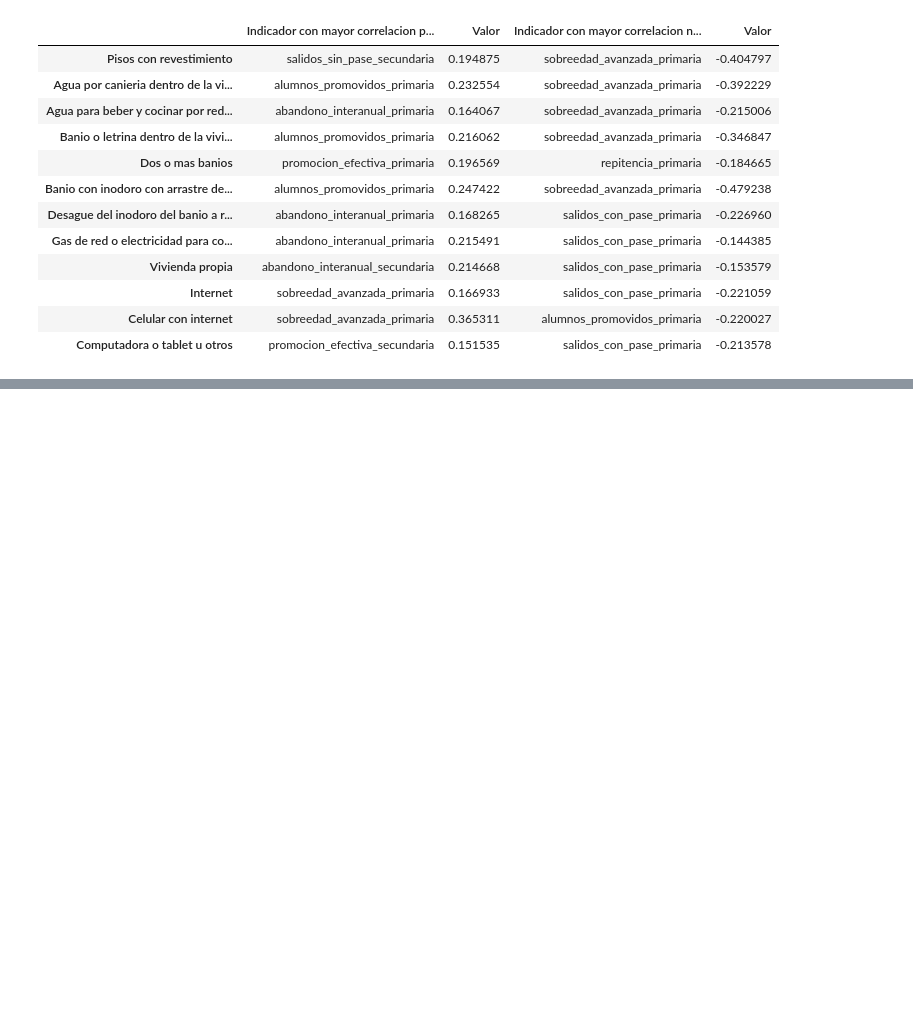
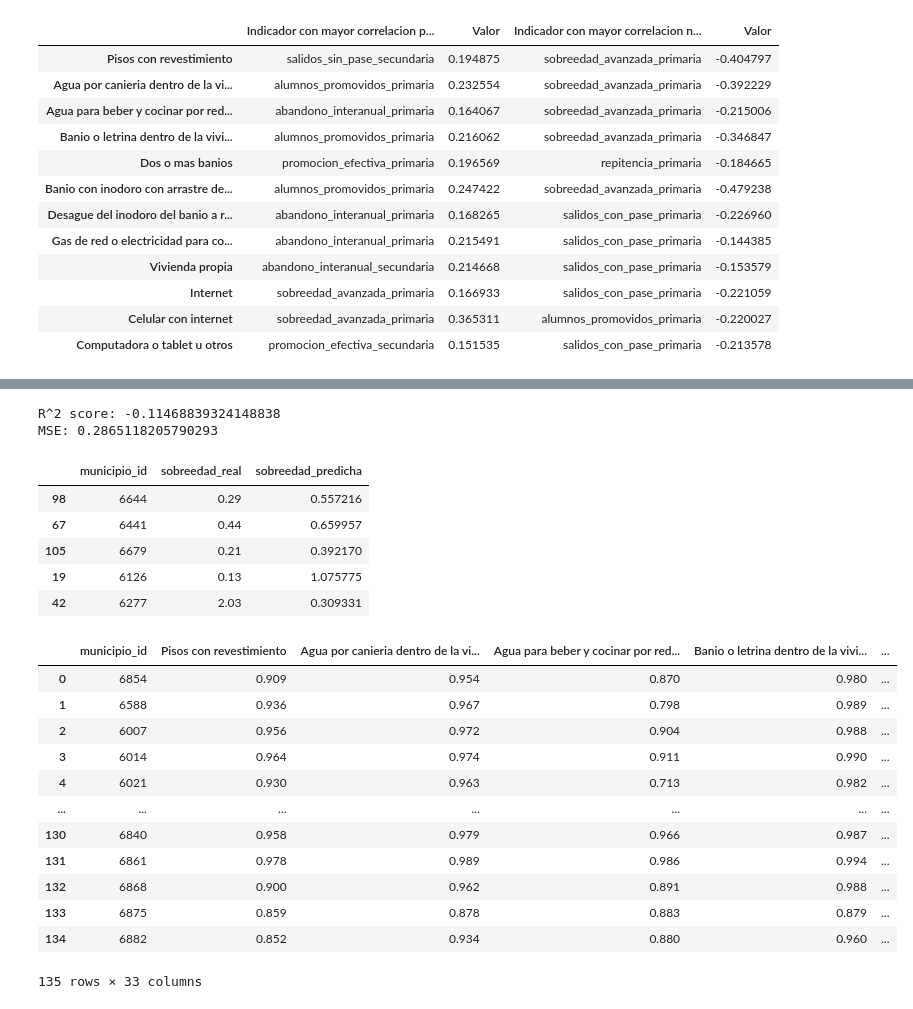
Before and after one commit to lmendezayl/uba-ldd-tp1, a Jupyter notebook: TP_1.ipynb, the cells around one changed output, grey strips where cells are left out. Drawn from its saved outputs; the diff is of its cells as text; code cells hidden in the pictures; blank space fills up the shorter version.

Commit message:
correccion de typos e intento de modelado

```diff
--- a/TP_1.ipynb
+++ b/TP_1.ipynb
@@ -842,0 +902,45 @@ plt.show()
+# %%
+#Obtenemos X e y
+y, X = Formula('sobreedad_avanzada_primaria ~ Q("Banio con inodoro con arrastre de agua") + Q("Pisos con revestimiento") + Q("Agua por canieria dentro de la vivienda") + Q("Banio o letrina dentro de la vivienda")').get_model_matrix(df)
+
+#entrenamos y separamos un 15% para testear
+X_train, X_test, y_train, y_test = train_test_split(X, y, test_size=0.15, random_state=42)
+
+modelo = linear_model.LinearRegression()
+modelo.fit(X_train, y_train)
+
+y_pred = modelo.predict(X_test)
+
+#evaluamos el modelo
+print("R^2 score:", r2_score(y_test, y_pred))
+print("MSE:", mean_squared_error(y_test, y_pred))
+
+#comparamos la predicción contra los valores reales por municipio
+resultados = df.loc[y_test.index, ['municipio_id']].copy()
+resultados['sobreedad_real'] = y_test.values
+resultados['sobreedad_predicha'] = y_pred
+display(resultados.head())
+
+df
+# %% [output]
+R^2 score: -0.11468839324148838
+MSE: 0.2865118205790293
+|  | municipio_id | sobreedad_real | sobreedad_predicha |
+| 98 | 6644 | 0.29 | 0.557216 |
+| 67 | 6441 | 0.44 | 0.659957 |
+| 105 | 6679 | 0.21 | 0.392170 |
+| 19 | 6126 | 0.13 | 1.075775 |
+| 42 | 6277 | 2.03 | 0.309331 |
+|  | municipio_id | Pisos con revestimiento | Agua por canieria dentro de la vi... | Agua para beber y cocinar por red... | Banio o letrina dentro de la vivi... | ... |
+| 0 | 6854 | 0.909 | 0.954 | 0.870 | 0.980 | ... |
+| 1 | 6588 | 0.936 | 0.967 | 0.798 | 0.989 | ... |
+| 2 | 6007 | 0.956 | 0.972 | 0.904 | 0.988 | ... |
+| 3 | 6014 | 0.964 | 0.974 | 0.911 | 0.990 | ... |
+| 4 | 6021 | 0.930 | 0.963 | 0.713 | 0.982 | ... |
+| ... | ... | ... | ... | ... | ... | ... |
+| 130 | 6840 | 0.958 | 0.979 | 0.966 | 0.987 | ... |
+| 131 | 6861 | 0.978 | 0.989 | 0.986 | 0.994 | ... |
+| 132 | 6868 | 0.900 | 0.962 | 0.891 | 0.988 | ... |
+| 133 | 6875 | 0.859 | 0.878 | 0.883 | 0.879 | ... |
+| 134 | 6882 | 0.852 | 0.934 | 0.880 | 0.960 | ... |
+135 rows × 33 columns
```
Also changed, not shown: parts of 29 cells of this notebook.
